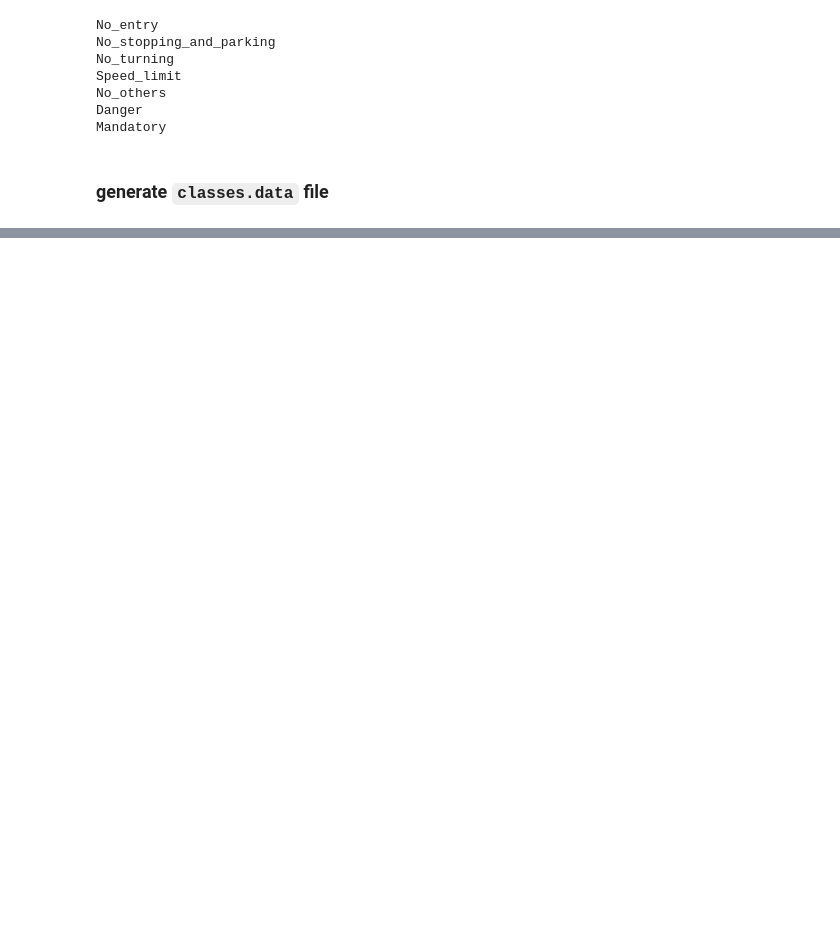
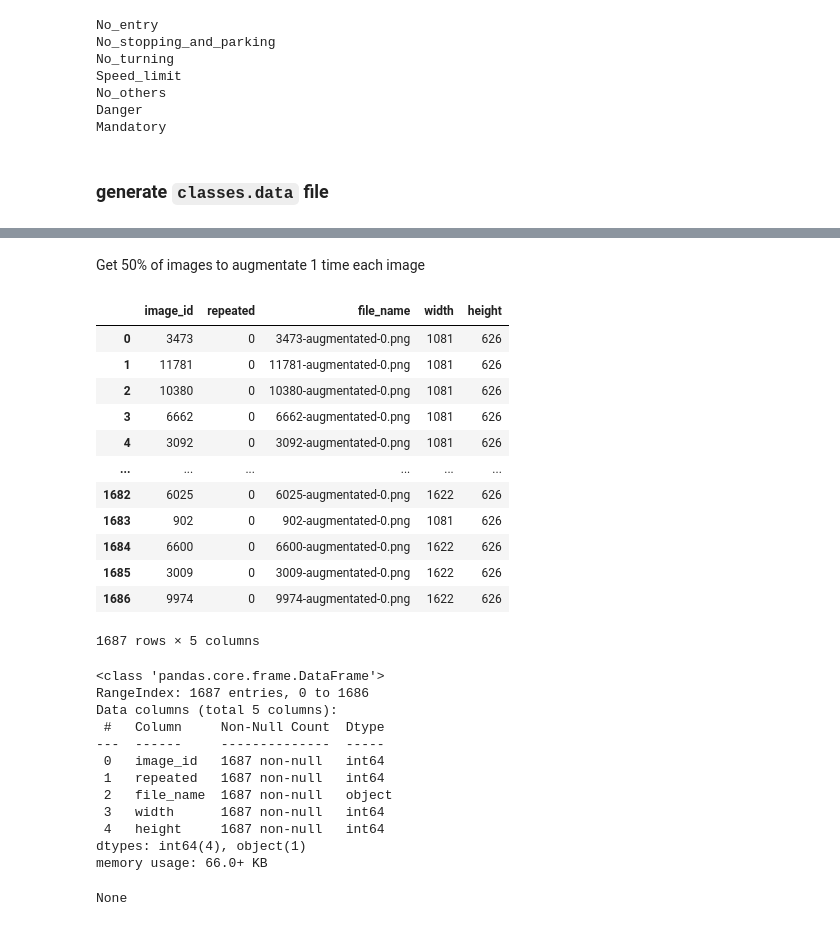
Before and after one commit to goriummaximum/diveintocode-ml, a Jupyter notebook: grad-ass/prepare_data.ipynb, the cells around one changed output, grey strips where cells are left out. Saved outputs shown, nothing was run; the diff lists cells and outputs as text; code cells hidden in the pictures; blank space fills up the shorter version.

```diff
--- a/grad-ass/prepare_data.ipynb
+++ b/grad-ass/prepare_data.ipynb
@@ -11,3 +22,5 @@ DATA_SRC = '/content/drive/MyDrive/Colab-Notebooks/data/zalo-traffic-sign/za_tra
+# %%
+DATA_SRC = common['DATA_SRC']
 # %%
 os.chdir(DATA_SRC)
 os.listdir()
@@ -226,0 +230,2 @@ backup = data/backup
+# %% [markdown]
+Get 50% of images to augmentate 1 time each image
@@ -226,0 +315,33 @@ backup = data/backup
+# %%
+aug_images = pd.read_csv(os.path.join(DATA_SRC, 'aug_images.csv'))
+aug_annotations = pd.read_csv(os.path.join(DATA_SRC, 'aug_annotations.csv'))
+# %%
+display(aug_images)
+display(aug_images.info())
+# %% [output]
+|  | image_id | repeated | file_name | width | height |
+| 0 | 3473 | 0 | 3473-augmentated-0.png | 1081 | 626 |
+| 1 | 11781 | 0 | 11781-augmentated-0.png | 1081 | 626 |
+| 2 | 10380 | 0 | 10380-augmentated-0.png | 1081 | 626 |
+| 3 | 6662 | 0 | 6662-augmentated-0.png | 1081 | 626 |
+| 4 | 3092 | 0 | 3092-augmentated-0.png | 1081 | 626 |
+| ... | ... | ... | ... | ... | ... |
+| 1682 | 6025 | 0 | 6025-augmentated-0.png | 1622 | 626 |
+| 1683 | 902 | 0 | 902-augmentated-0.png | 1081 | 626 |
+| 1684 | 6600 | 0 | 6600-augmentated-0.png | 1622 | 626 |
+| 1685 | 3009 | 0 | 3009-augmentated-0.png | 1622 | 626 |
+| 1686 | 9974 | 0 | 9974-augmentated-0.png | 1622 | 626 |
+1687 rows × 5 columns
+<class 'pandas.core.frame.DataFrame'>
+RangeIndex: 1687 entries, 0 to 1686
+Data columns (total 5 columns):
+ #   Column     Non-Null Count  Dtype
+---  ------     --------------  -----
+ 0   image_id   1687 non-null   int64
+ 1   repeated   1687 non-null   int64
+ 2   file_name  1687 non-null   object
+ 3   width      1687 non-null   int64
+ 4   height     1687 non-null   int64
+dtypes: int64(4), object(1)
+memory usage: 66.0+ KB
+None
```
Also changed, not shown: parts of 43 cells of this notebook, 14 other files.
